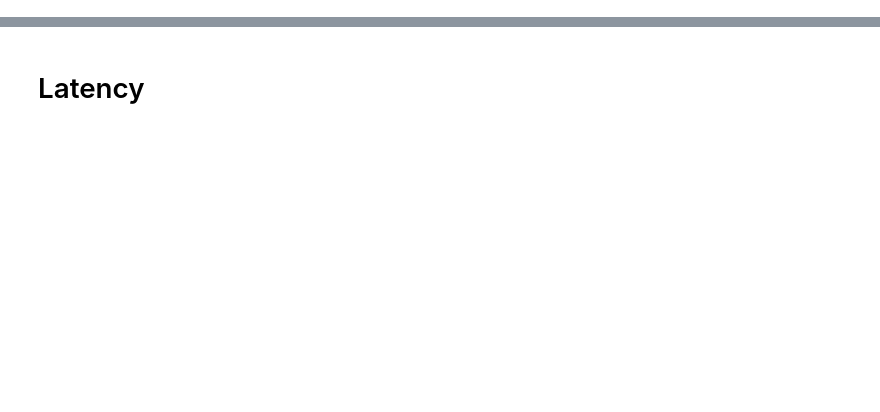
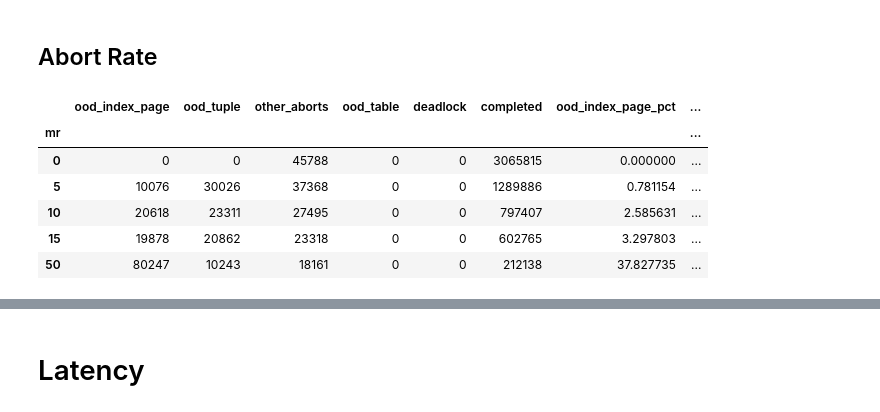
Before and after one commit to ctring/sunstorm-analysis, a Jupyter notebook: ycsb.ipynb, the cells around one changed output, grey strips where cells are left out. Cells and saved outputs as stored; diff of their text form; code cells hidden in the pictures; blank space fills up the shorter version.

```diff
--- a/ycsb.ipynb
+++ b/ycsb.ipynb
@@ -234,0 +83,20 @@ for hot in HOTS:
+# %% [markdown]
+## Abort Rate
+# %%
+error_columns = ['ood_index_page', 'ood_tuple', 'other_aborts']
+error_df = throughput_df.groupby(["hot", "system", "mr"]).sum()[error_columns + ['ood_table', 'deadlock', 'completed']]
+error_df["ood_index_page_pct"] = error_df["ood_index_page"] / error_df["completed"] * 100
+error_df["ood_table_pct"] = error_df["ood_table"] / error_df["completed"] * 100
+error_df["ood_tuple_pct"] = error_df["ood_tuple"] / error_df["completed"] * 100
+error_df["other_aborts_pct"] = error_df["other_aborts"] / error_df["completed"] * 100
+error_df["deadlock_pct"] = error_df["deadlock"] / error_df["completed"] * 100
+error_df["pct"] = error_df["deadlock_pct"] + error_df["ood_index_page_pct"] + error_df["ood_table_pct"] + error_df["ood_tuple_pct"] + error_df["other_aborts_pct"]
+error_df.loc[(1000, "sunstorm",)]
+# %% [output]
+|  | ood_index_page | ood_tuple | other_aborts | ood_table | deadlock | completed | ood_index_page_pct | ... |
+| mr |  |  |  |  |  |  |  | ... |
+| 0 | 0 | 0 | 45788 | 0 | 0 | 3065815 | 0.000000 | ... |
+| 5 | 10076 | 30026 | 37368 | 0 | 0 | 1289886 | 0.781154 | ... |
+| 10 | 20618 | 23311 | 27495 | 0 | 0 | 797407 | 2.585631 | ... |
+| 15 | 19878 | 20862 | 23318 | 0 | 0 | 602765 | 3.297803 | ... |
+| 50 | 80247 | 10243 | 18161 | 0 | 0 | 212138 | 37.827735 | ... |
```
Also changed, not shown: parts of 14 cells of this notebook.
